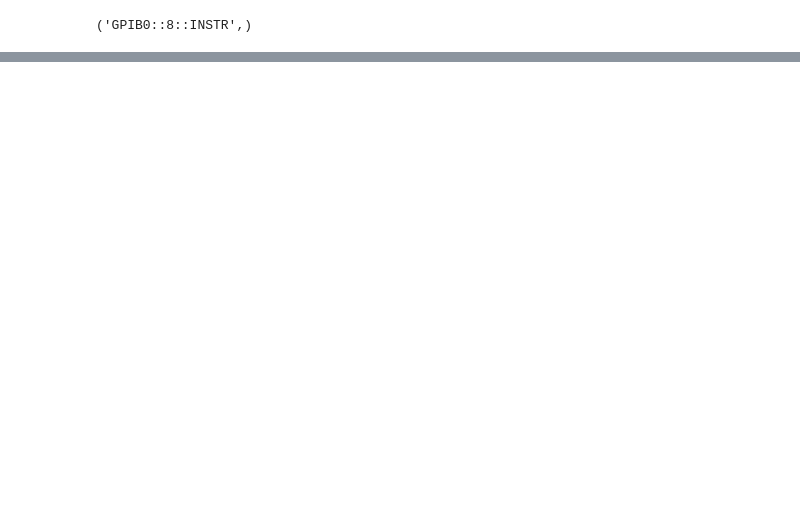
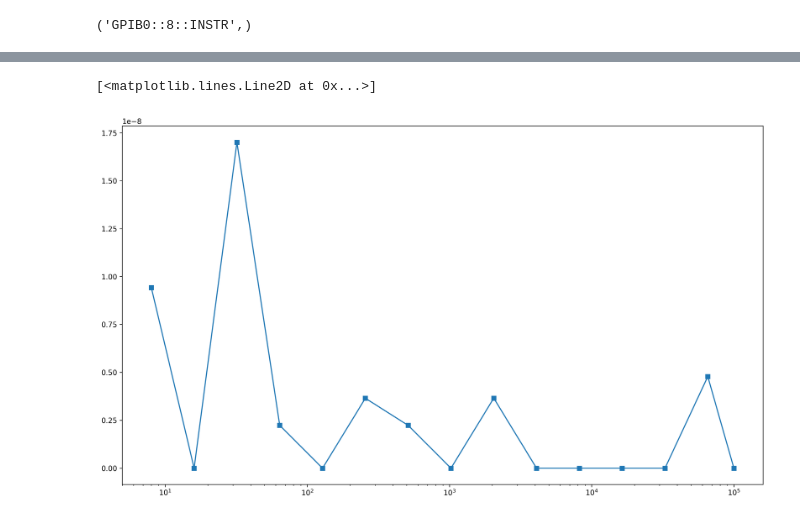
Before and after one commit to TheInvisibleFoe/PH4103-term-project, a Jupyter notebook: Pyvisa.ipynb, the cells around one changed output, grey strips where cells are left out. Drawn from its saved outputs; the diff is of its cells as text; code cells hidden in the pictures; blank space fills up the shorter version.

```diff
--- a/Pyvisa.ipynb
+++ b/Pyvisa.ipynb
@@ -102,0 +166,5 @@ KeyboardInterrupt:
+# %%
+noiseX = loaded_data["noise"][:, :, 0].flatten()
+noiseR = loaded_data["noise"][:, :, 2].flatten()
+noiseY = loaded_data["noise"][:, :, 1].flatten()
+noiseTheta = loaded_data["noise"][:, :, 3].flatten()
@@ -102,0 +199,10 @@ KeyboardInterrupt:
+# %%
+fig, axes = plt.subplots(1,1, dpi =300, figsize = (16,9))
+axes.set_xscale("log")
+# axes.set_yscale("log")
+yval = 1/freqRange_coll
+axes.plot(freqRange_coll, noiseX, marker = "s")
+# axes.plot(freqRange_coll, yval)
+# %% [output]
+[<matplotlib.lines.Line2D at 0x...>]
+[figure, added]
```
Also changed, not shown: parts of 12 cells of this notebook, 9 other files.
